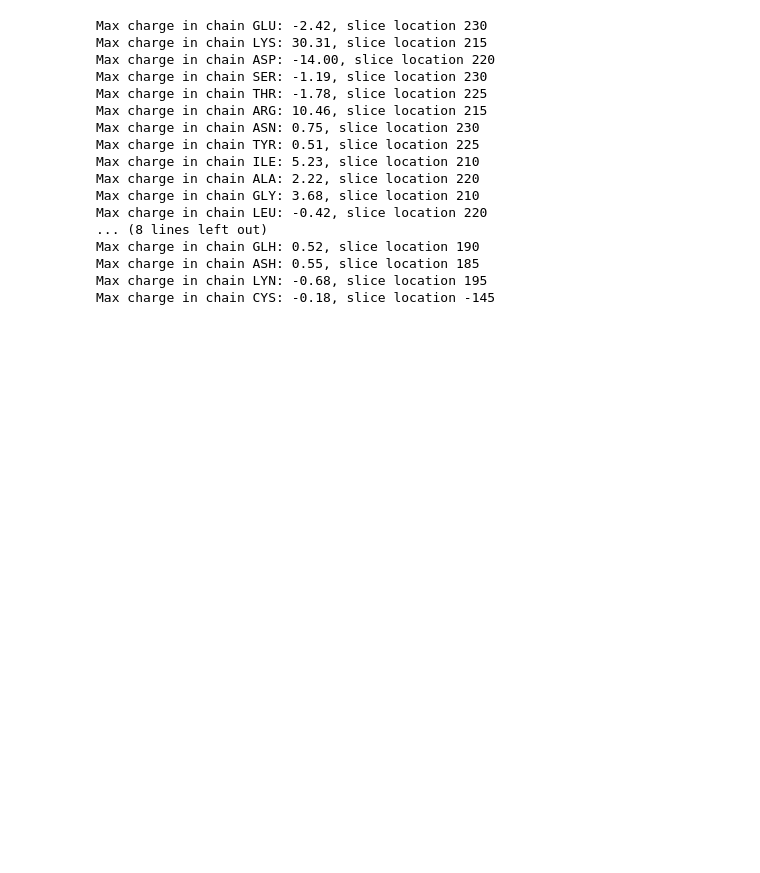
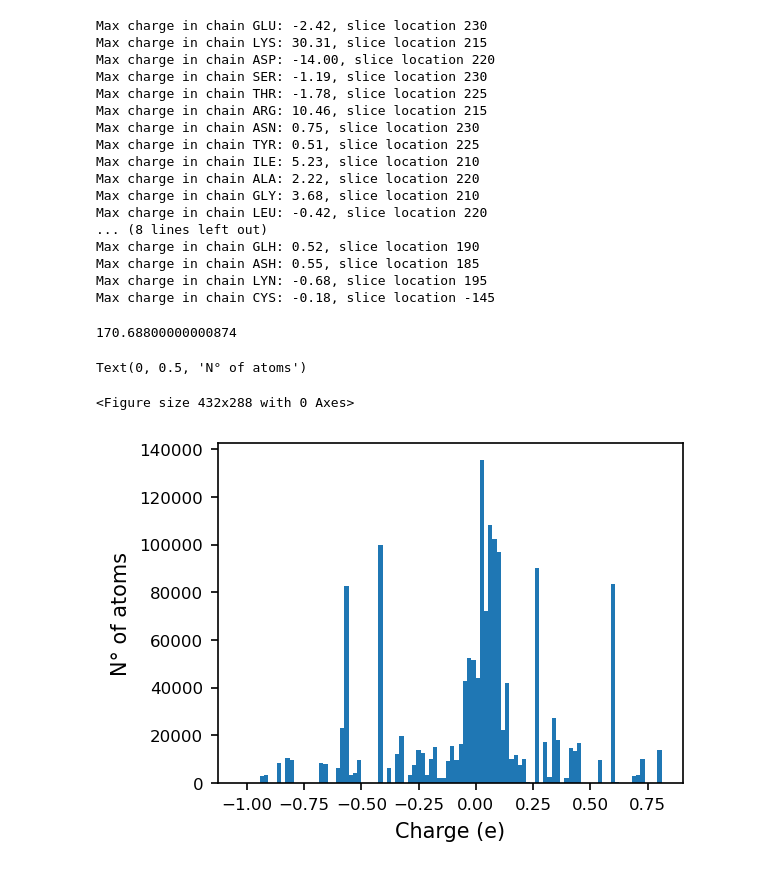
Before and after one commit to iaddison-smith/plots_afmtip, a Jupyter notebook: Forcesqf_afmtip.ipynb, the cells around one changed output. Cells and saved outputs as stored; diff of their text form; code cells hidden in the pictures; blank space fills up the shorter version.

```diff
--- a/Forcesqf_afmtip.ipynb
+++ b/Forcesqf_afmtip.ipynb
@@ -470,3 +492,18 @@ Max charge in chain GLH: 0.52, slice location 190
 Max charge in chain ASH: 0.55, slice location 185
 Max charge in chain LYN: -0.68, slice location 195
 Max charge in chain CYS: -0.18, slice location -145
+# %%
+numpy.sum(q)
+# %% [output]
+170.68800000000874
+# %%
+#plot distribution of values in an array q
+plt.clf()
+plt.figure(figsize=(4,3),dpi=150)
+plt.hist(q,bins=100)
+plt.xlabel('Charge (e)')
+plt.ylabel('N° of atoms')
+# %% [output]
+Text(0, 0.5, 'N° of atoms')
+<Figure size 432x288 with 0 Axes>
+[figure, added]
```
Also changed, not shown: parts of 6 cells of this notebook, 3 other files.
